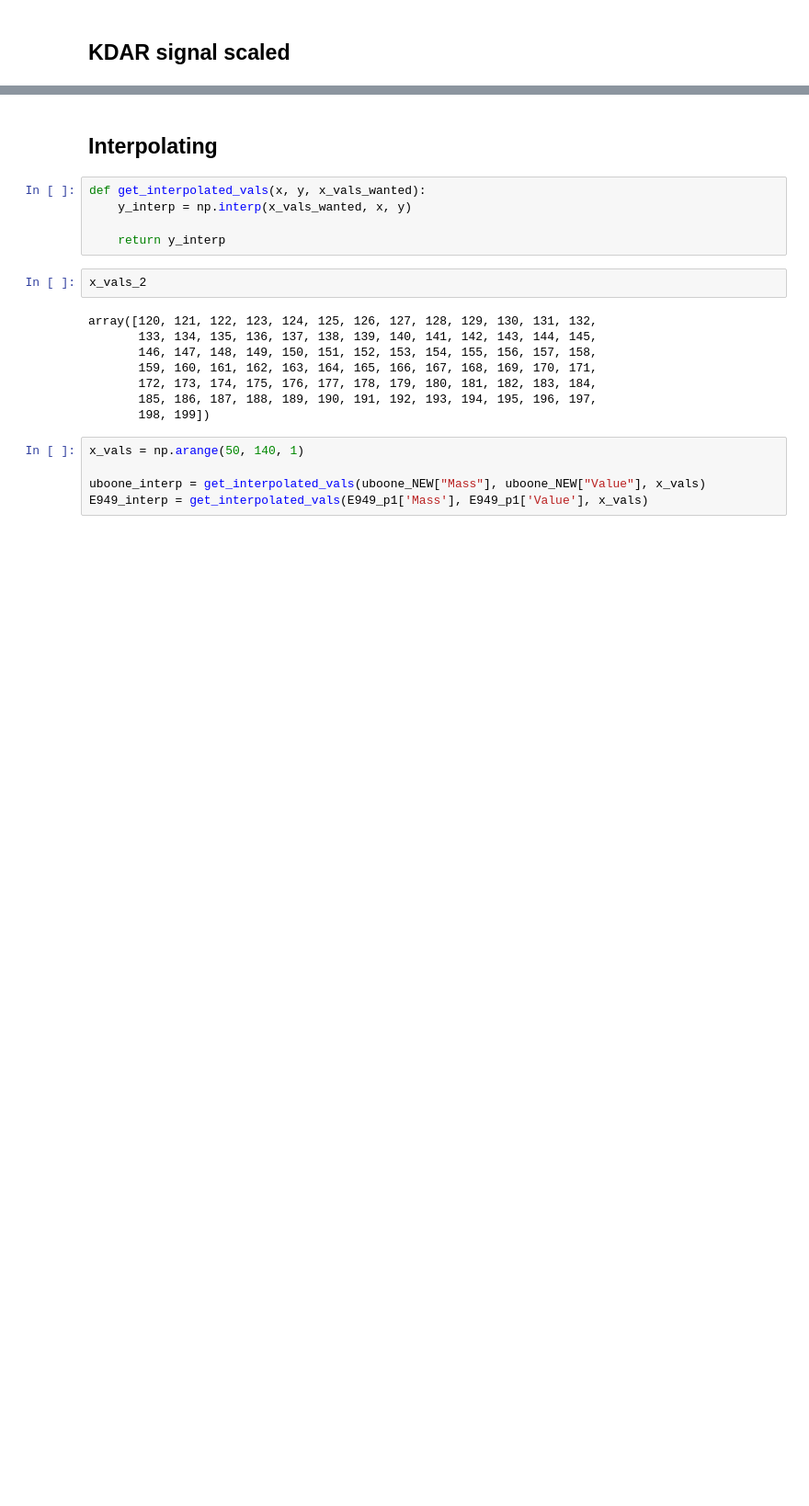
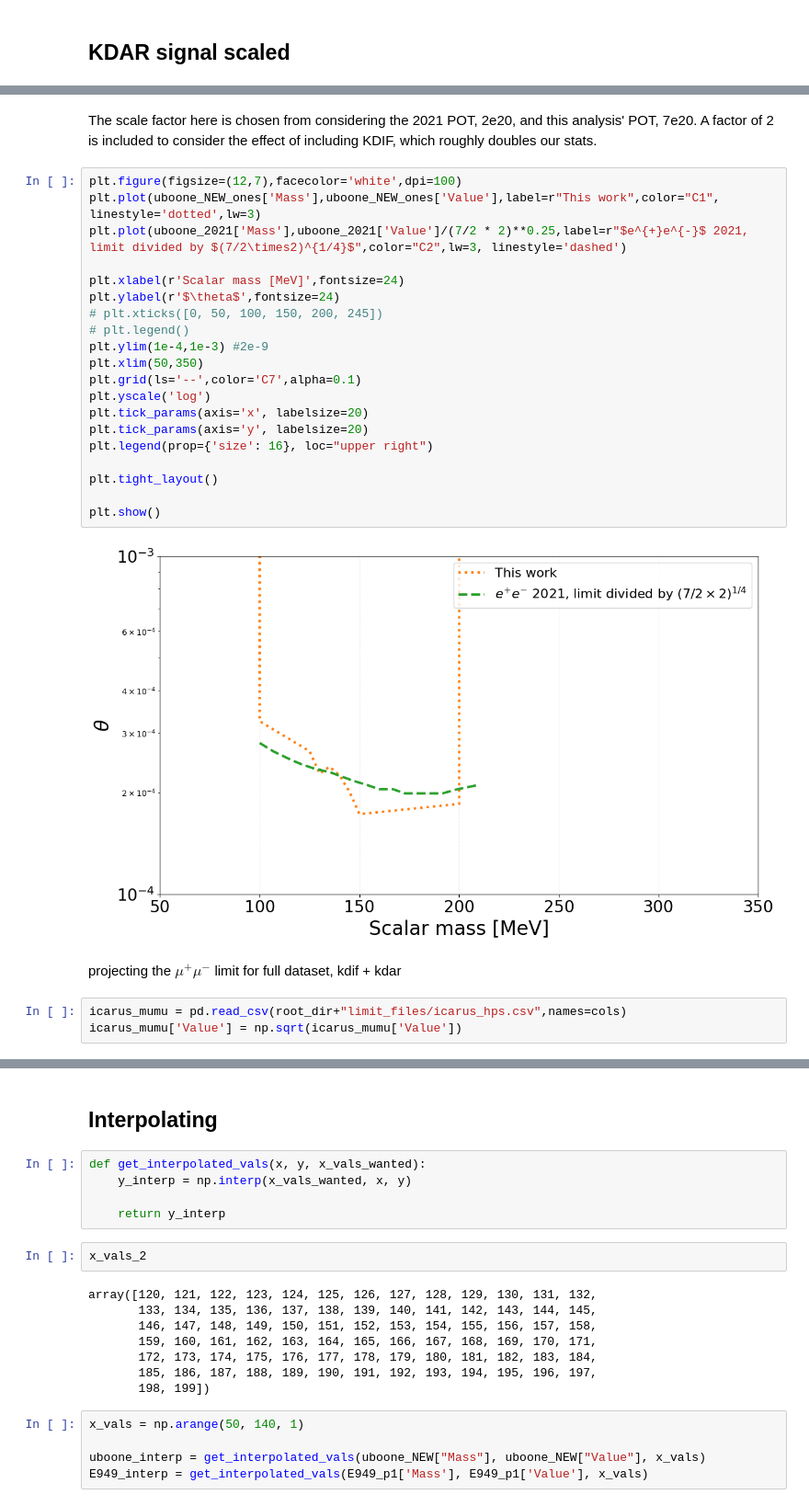
Before and after one commit to JoeBateman/HPS_ALP_Analysis, a Jupyter notebook: Comparison_plot.ipynb, the cells around one changed output, grey strips where cells are left out. Shown at 92% size. Drawn from its saved outputs; the diff is of its cells as text; blank space fills up the shorter version.

```diff
--- a/Comparison_plot.ipynb
+++ b/Comparison_plot.ipynb
@@ -638,0 +677,29 @@ compare_limits(data_types, limit_to_compare, data_labels=['Standard Analysis', '
+# %% [markdown]
+The scale factor here is chosen from considering the 2021 POT, 2e20, and this analysis' POT, 7e20. A factor of 2 is included to consider the effect of including KDIF, which roughly doubles our stats.
+# %%
+plt.figure(figsize=(12,7),facecolor='white',dpi=100)
+plt.plot(uboone_NEW_ones['Mass'],uboone_NEW_ones['Value'],label=r"This work",color="C1", linestyle='dotted',lw=3)
+plt.plot(uboone_2021['Mass'],uboone_2021['Value']/(7/2 * 2)**0.25,label=r"$e^{+}e^{-}$ 2021, limit divided by $(7/2\times2)^{1/4}$",color="C2",lw=3, linestyle='dashed')
+
+plt.xlabel(r'Scalar mass [MeV]',fontsize=24)
+plt.ylabel(r'$\theta$',fontsize=24)
+# plt.xticks([0, 50, 100, 150, 200, 245])
+# plt.legend()
+plt.ylim(1e-4,1e-3) #2e-9
+plt.xlim(50,350)
+plt.grid(ls='--',color='C7',alpha=0.1)
+plt.yscale('log')
+plt.tick_params(axis='x', labelsize=20)
+plt.tick_params(axis='y', labelsize=20)
+plt.legend(prop={'size': 16}, loc="upper right")
+
+plt.tight_layout()
+
+plt.show()
+# %% [output]
+[figure, added]
+# %% [markdown]
+projecting the $\mu^+\mu^-$ limit for full dataset, kdif + kdar
+# %%
+icarus_mumu = pd.read_csv(root_dir+"limit_files/icarus_hps.csv",names=cols)
+icarus_mumu['Value'] = np.sqrt(icarus_mumu['Value'])
```
Also changed, not shown: parts of 10 cells of this notebook, 3 other files.
